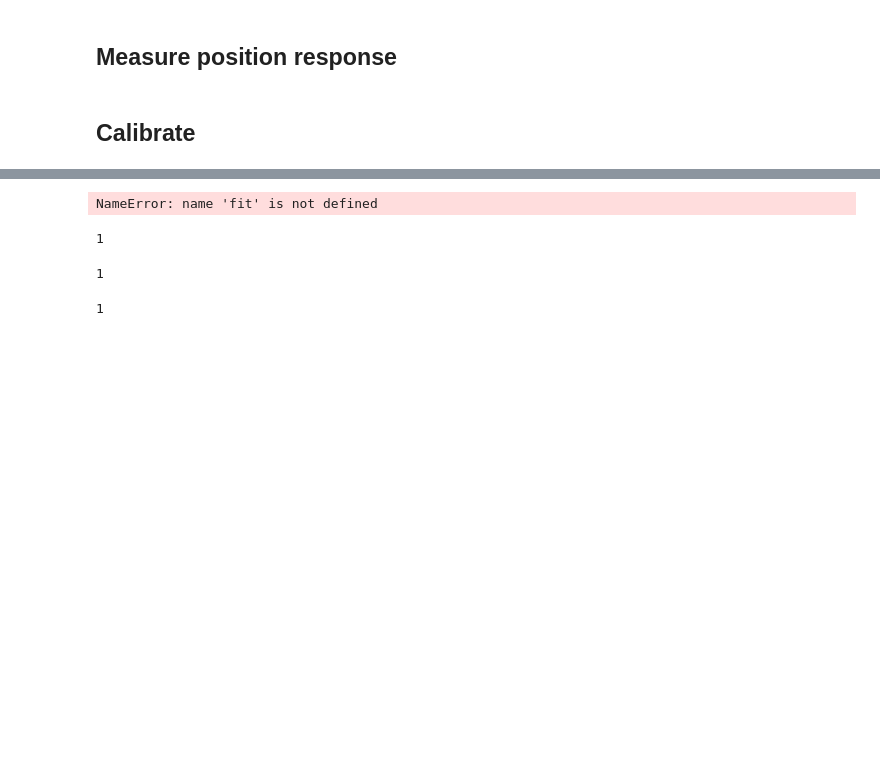
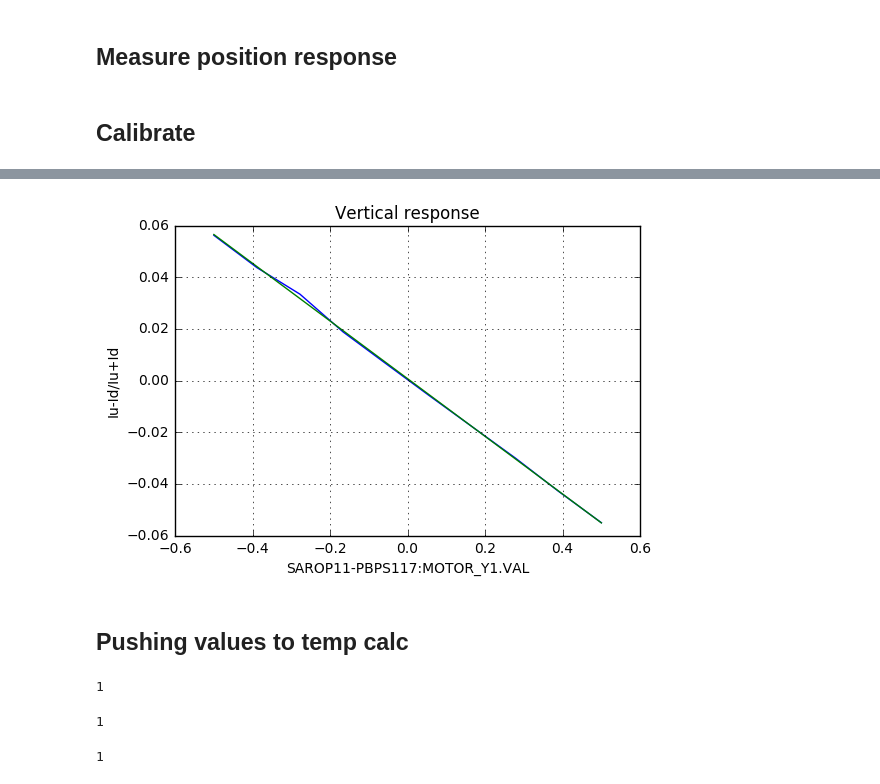
Before and after one commit to arrellc/PhotonDiagControl, a Jupyter notebook: Beamline/PBPS117_short.ipynb, the cells around one changed output, grey strips where cells are left out. Saved outputs shown, nothing was run; the diff lists cells and outputs as text; code cells hidden in the pictures; blank space fills up the shorter version.

```diff
--- a/Beamline/PBPS117_short.ipynb
+++ b/Beamline/PBPS117_short.ipynb
@@ -17,8 +17,10 @@ from scipy.optimize import curve_fit
 # %%
 channels = ['SAROP11-CVME-PBPS2:Lnk9Ch13-DATA-SUM','SAROP11-CVME-PBPS2:Lnk9Ch11-DATA-SUM','SAROP11-CVME-PBPS2:Lnk9Ch14-DATA-SUM','SAROP11-CVME-PBPS2:Lnk9Ch15-DATA-SUM']
 channel_names = ['Down','Up','Right','Left']
-PBPS_x_PV_name = 'SAROP11-PBPS117:MOTOR_X1.VAL'
-PBPS_y_PV_name = 'SAROP11-PBPS117:MOTOR_Y1.VAL'
+Devive_prefix = "SAROP11-PBPS117:"
+
+PBPS_x_PV_name = Devive_prefix+'MOTOR_X1.VAL'
+PBPS_y_PV_name = Devive_prefix+'MOTOR_Y1.VAL'
 
 PBPS_x_PV = ep.PV(PBPS_x_PV_name)
 PBPS_y_PV = ep.PV(PBPS_y_PV_name)
@@ -173,5 +175,5 @@ Scan_y_range = np.linspace(-0.5,0.5,10)
 # %% [markdown]
 ## Calibrate diode response
 # %%
-scan_I_all, jitter_horz, jitter_vert = PBPS_get_data_bs(channels, numShots)
+scan_I_mean,scan_I_std, scan_I_all = PBPS_I_calibrate(channels, numShots)
 norm_diodes = np.asarray([1 / tm / 4 for tm in scan_I_mean])
@@ -224,13 +204,16 @@ NameError: name 'fit' is not defined
 # %%
 popt_norm_y = fit(Scan_y_range,scan_y_norm)
 plt.figure()
+plt.title('Vertical response')
 plt.plot(Scan_y_range, scan_y_norm)
 plt.plot(Scan_y_range,lin_fit(Scan_y_range,*popt_norm_y))
 plt.xlabel(PBPS_y_PV_name)
 plt.ylabel("Iu-Id/Iu+Id")
 plt.grid(True)
 # %% [output]
-NameError: name 'fit' is not defined
+[figure, added]
+# %% [markdown]
+## Pushing values to temp calc
 # %%
 # set intensities
 ep.PV('SARES12-CVME-EVR0:CALCI.INPE').put(bytes(str(norm_diodes[0,0]), "utf8"))
```
Also changed, not shown: parts of 7 cells of this notebook, 5 other files.
